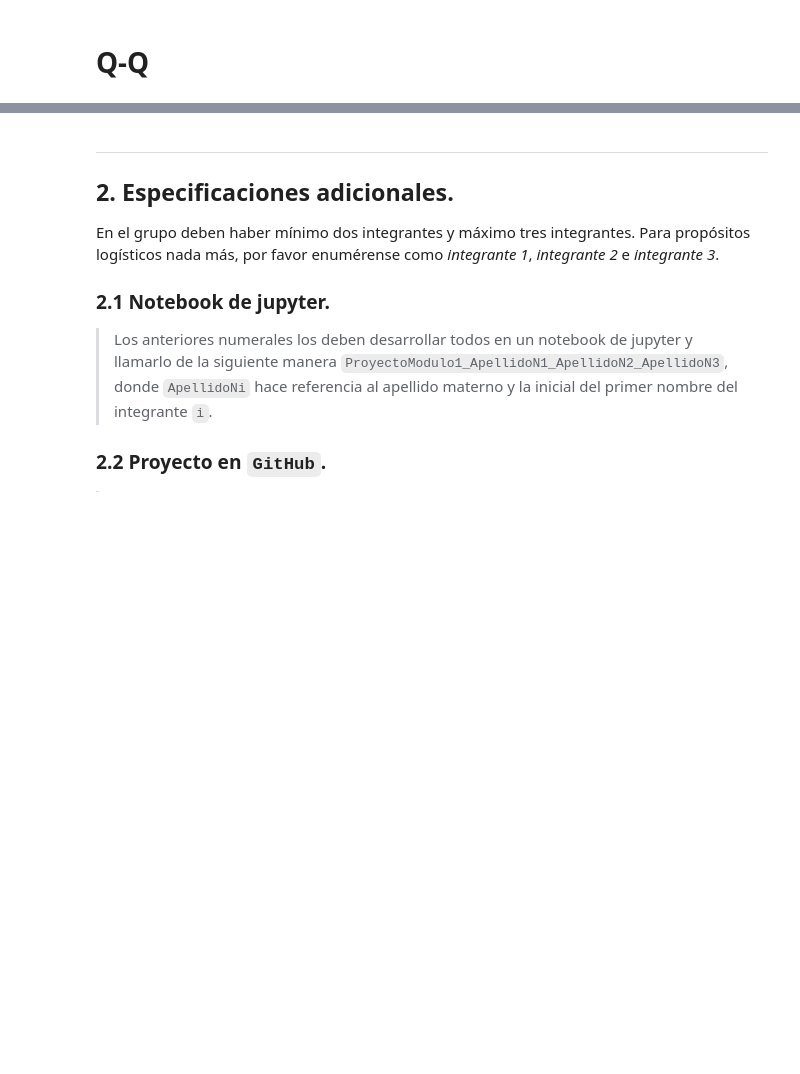
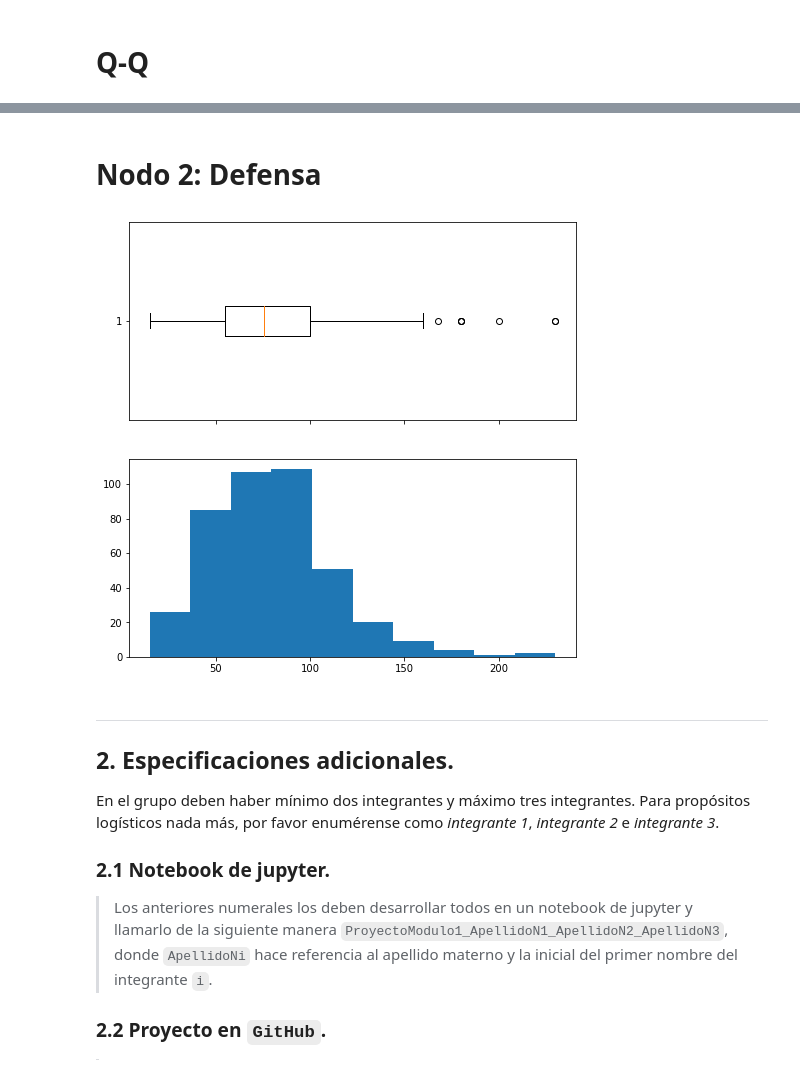
Before and after one commit to JuanPrdz/Proyecto_tema2_JPRodriguez_ARamirez_SRomero, a Jupyter notebook: El_bueno.ipynb, the cells around one changed output, grey strips where cells are left out. Cells and saved outputs as stored; diff of their text form; code cells hidden in the pictures; blank space fills up the shorter version.

```diff
--- a/El_bueno.ipynb
+++ b/El_bueno.ipynb
@@ -311,3 +304,14 @@ Media calculada 83.17391304347827
+# %% [markdown]
+# Nodo 2: Defensa
+# %%
+# Aquí hacemos un diagrama de caja y bigotes sobre el ataque, visualizando los quartiles y la media,
+defensa=np.array(data['Defense'])
+fig,(ax1,ax2) = plt.subplots(2,1,sharex= True,figsize=(8,8))
+ax1.boxplot(defensa,vert=False)
+ax2.hist(defensa,bins = 10)
+plt.show()
+# %% [output]
+[figure, added]
 # %% [markdown]
 ___
 ## 2. Especificaciones adicionales.
```
Also changed, not shown: parts of 17 cells of this notebook.
